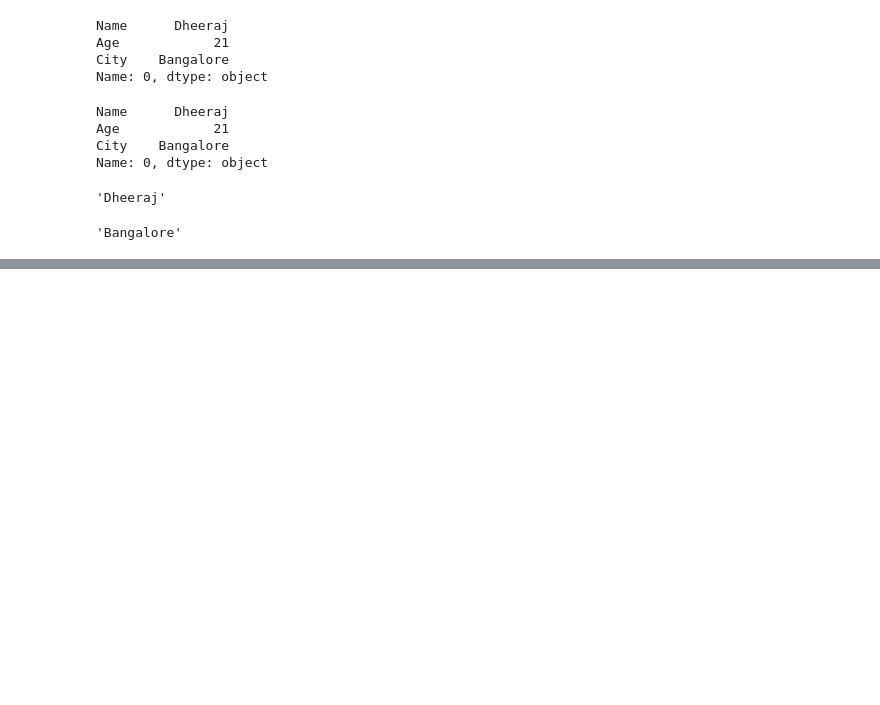
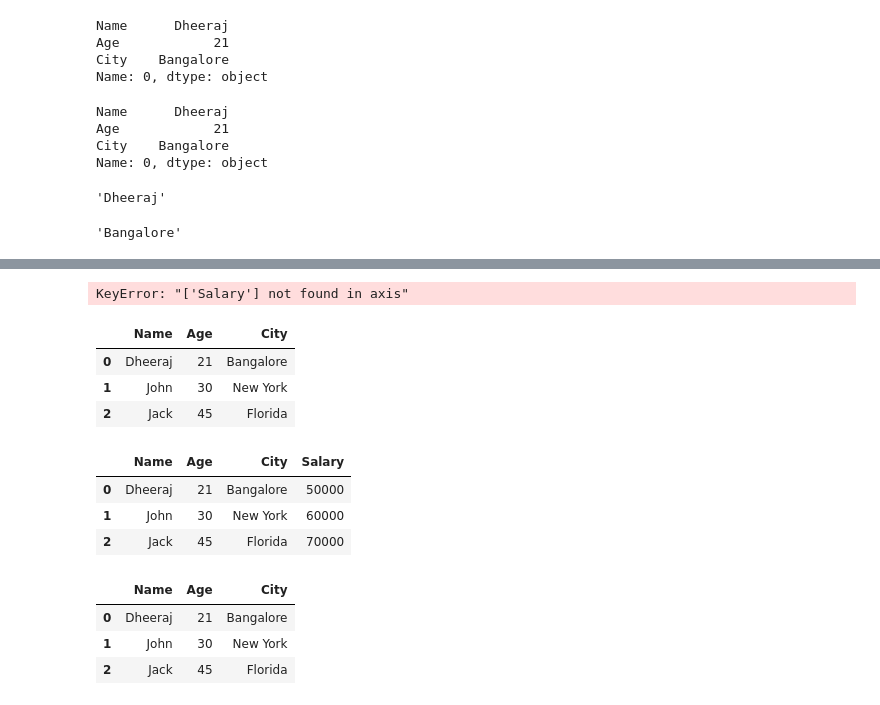
Before and after one commit to DheerajMahapatra/Data-Science, a Jupyter notebook: 10-Data Analysis With Python/10.2-pandas.ipynb, the cells around one changed output, grey strips where cells are left out. Drawn from its saved outputs; the diff is of its cells as text; code cells hidden in the pictures; blank space fills up the shorter version.

```diff
--- a/10-Data Analysis With Python/10.2-pandas.ipynb
+++ b/10-Data Analysis With Python/10.2-pandas.ipynb
@@ -185,0 +244,23 @@ df.iloc[0][2]
+# %%
+## Remove a column
+
+df.drop('Salary')
+df.drop('Salary', axis = 0)
+
+## Showing error because by default axis value is 0
+# %% [output]
+KeyError: "['Salary'] not found in axis"
+# %%
+df.drop('Salary', axis = 1)     # It wil not drop the column Permanently
+# %% [output]
+|  | Name | Age | City |
+| 0 | Dheeraj | 21 | Bangalore |
+| 1 | John | 30 | New York |
+| 2 | Jack | 45 | Florida |
+# %%
+df
+# %% [output]
+|  | Name | Age | City | Salary |
+| 0 | Dheeraj | 21 | Bangalore | 50000 |
+| 1 | John | 30 | New York | 60000 |
+| 2 | Jack | 45 | Florida | 70000 |
@@ -185,0 +269,7 @@ df.iloc[0][2]
+# %%
+df
+# %% [output]
+|  | Name | Age | City |
+| 0 | Dheeraj | 21 | Bangalore |
+| 1 | John | 30 | New York |
+| 2 | Jack | 45 | Florida |
```
Also changed, not shown: parts of 18 cells of this notebook.
